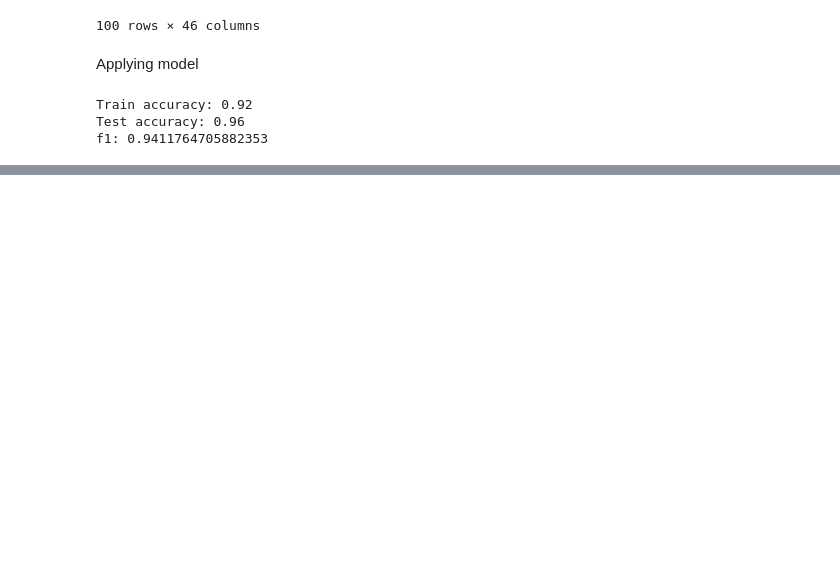
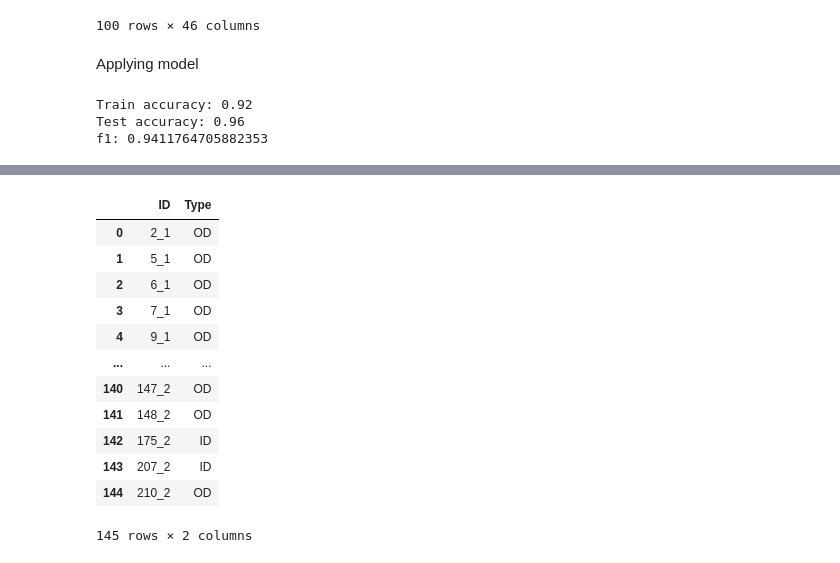
Before and after one commit to AKAD0/Pipes, a Jupyter notebook: 1.ipynb, the cells around one changed output, grey strips where cells are left out. Saved outputs shown, nothing was run; the diff lists cells and outputs as text; code cells hidden in the pictures; blank space fills up the shorter version.

```diff
--- a/1.ipynb
+++ b/1.ipynb
@@ -155,0 +206,25 @@ f1: 0.9411764705882353
+# %%
+# Model apply
+X = unlabeled_data_clean_pd.iloc[:,:-1]
+y_pred = linear_svm.predict(X)
+
+y_pred_litera = np.where(y_pred == 0, 'OD', 'ID')
+names = unlabeled_data_clean_pd.iloc[:,-1].values
+rest_pd = pd.DataFrame(np.column_stack((names, y_pred_litera)))
+rest_pd.columns = ['ID', 'Type']
+rest_pd.to_csv('rest.csv', index=False)
+rest_pd
+# %% [output]
+|  | ID | Type |
+| 0 | 2_1 | OD |
+| 1 | 5_1 | OD |
+| 2 | 6_1 | OD |
+| 3 | 7_1 | OD |
+| 4 | 9_1 | OD |
+| ... | ... | ... |
+| 140 | 147_2 | OD |
+| 141 | 148_2 | OD |
+| 142 | 175_2 | ID |
+| 143 | 207_2 | ID |
+| 144 | 210_2 | OD |
+145 rows × 2 columns
```
Also changed, not shown: parts of 2 cells of this notebook, 2 other files.
